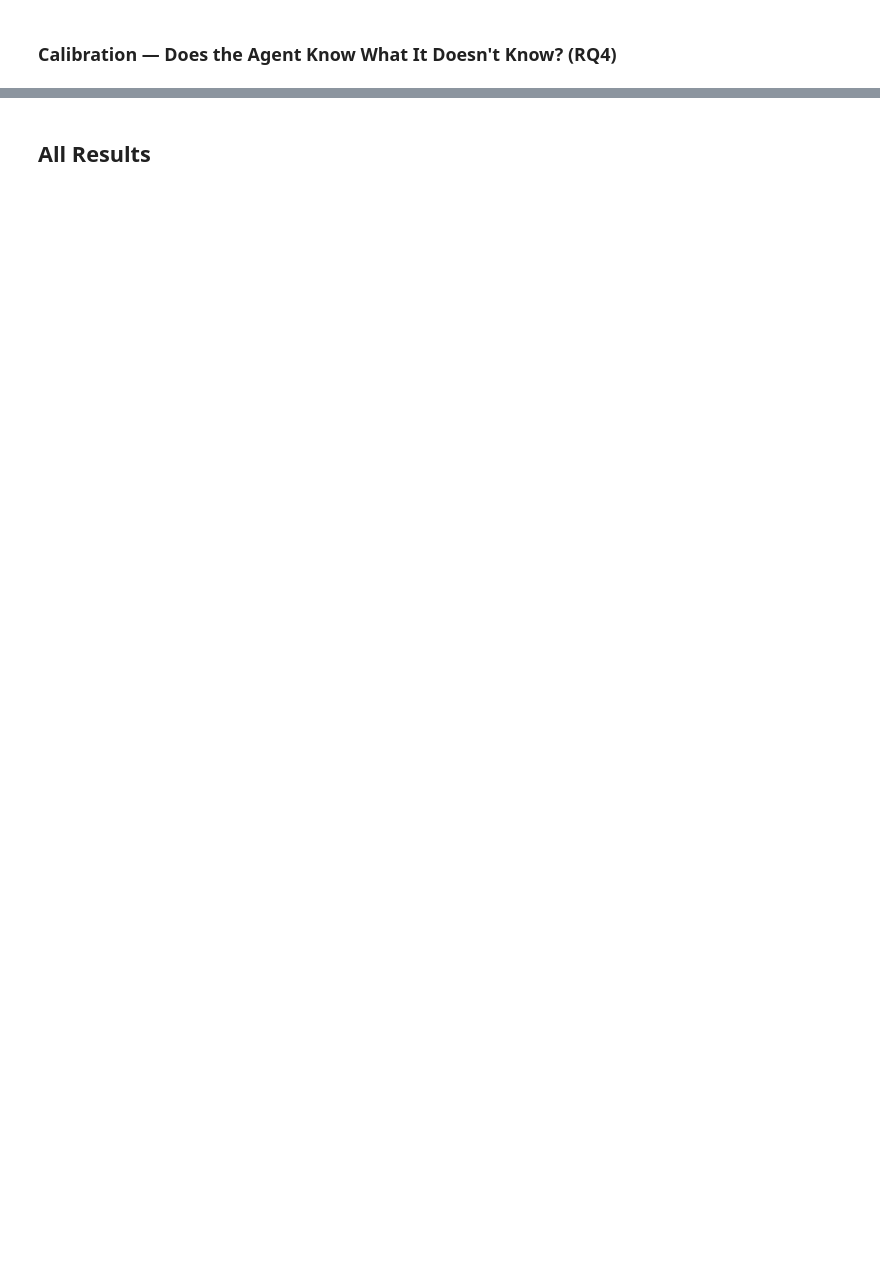
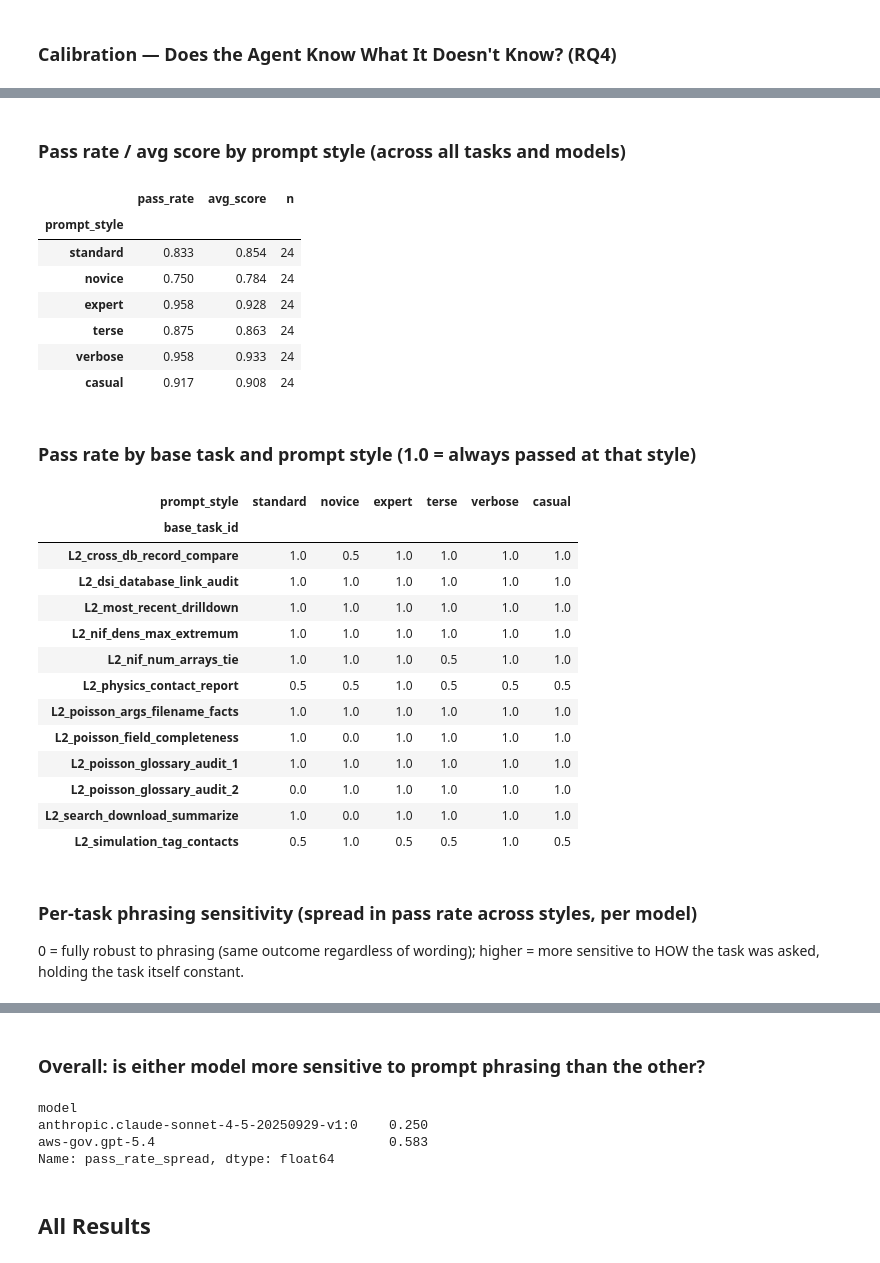
Before and after one commit to lanl/dsi, a Jupyter notebook: tools/ai_search/LEVELS_agent_test_v2.ipynb, the cells around one changed output, grey strips where cells are left out. Cells and saved outputs as stored; diff of their text form; code cells hidden in the pictures; blank space fills up the shorter version.

```diff
--- a/tools/ai_search/LEVELS_agent_test_v2.ipynb
+++ b/tools/ai_search/LEVELS_agent_test_v2.ipynb
@@ -1999,0 +2734,8 @@ DSI API calls: ['__init__', 'query', 'close']
+# %%
+PROMPT_VARIANT_BASE_TASKS = list(LEVEL2_TASKS)
+_pv_preview = expand_prompt_variants(PROMPT_VARIANT_BASE_TASKS)
+_n_styles = len(_pv_preview) // len(PROMPT_VARIANT_BASE_TASKS) if PROMPT_VARIANT_BASE_TASKS else 0
+print(
+    f"{len(PROMPT_VARIANT_BASE_TASKS)} base tasks (Level 2) × {_n_styles} styles "
+    f"(standard + 5 variants) = {len(_pv_preview)} runs per model"
+)
@@ -1999,0 +2744,5 @@ DSI API calls: ['__init__', 'query', 'close']
+# %%
+pv_model_results = run_prompt_variant_sweep(PROMPT_VARIANT_BASE_TASKS, MODELS_TO_RUN)
+pv_results = [r for results in pv_model_results.values() for r in results]
+pv_df = results_to_dataframe(pv_results, expand_prompt_variants(PROMPT_VARIANT_BASE_TASKS))
+display(pv_df)
@@ -1999,0 +2841,61 @@ DSI API calls: ['__init__', 'query', 'close']
+# %%
+display(Markdown("### Pass rate / avg score by prompt style (across all tasks and models)"))
+style_summary = (
+    pv_df.groupby("prompt_style")
+    .agg(pass_rate=("passed", "mean"), avg_score=("score", "mean"), n=("task_id", "count"))
+    .round(3)
+    .reindex(["standard", "novice", "expert", "terse", "verbose", "casual"])
+)
+display(style_summary)
+
+display(Markdown("### Pass rate by base task and prompt style (1.0 = always passed at that style)"))
+style_pivot = pv_df.pivot_table(index="base_task_id", columns="prompt_style", values="passed", aggfunc="mean")
+style_pivot = style_pivot[[c for c in ["standard", "novice", "expert", "terse", "verbose", "casual"] if c in style_pivot.columns]]
+display(style_pivot)
+
+display(Markdown(
+    "### Per-task phrasing sensitivity (spread in pass rate across styles, per model)\n\n"
+    "0 = fully robust to phrasing (same outcome regardless of wording); higher = more "
+    "sensitive to HOW the task was asked, holding the task itself constant."
+))
+sensitivity = (
+    pv_df.groupby(["base_task_id", "model", "prompt_style"])["passed"].mean()
+    .reset_index()
+    .groupby(["base_task_id", "model"])["passed"]
+    .agg(lambda s: s.max() - s.min())
+    .reset_index(name="pass_rate_spread")
+    .sort_values("pass_rate_spread", ascending=False)
+)
+display(sensitivity)
+
+display(Markdown("### Overall: is either model more sensitive to prompt phrasing than the other?"))
+model_sensitivity = sensitivity.groupby("model")["pass_rate_spread"].mean().round(3)
+display(model_sensitivity)
+# %% [output]
+### Pass rate / avg score by prompt style (across all tasks and models)
+|  | pass_rate | avg_score | n |
+| prompt_style |  |  |  |
+| standard | 0.833 | 0.854 | 24 |
+| novice | 0.750 | 0.784 | 24 |
+| expert | 0.958 | 0.928 | 24 |
+| terse | 0.875 | 0.863 | 24 |
+| verbose | 0.958 | 0.933 | 24 |
+| casual | 0.917 | 0.908 | 24 |
+### Pass rate by base task and prompt style (1.0 = always passed at that style)
+| prompt_style | standard | novice | expert | terse | verbose | casual |
+| base_task_id |  |  |  |  |  |  |
+| L2_cross_db_record_compare | 1.0 | 0.5 | 1.0 | 1.0 | 1.0 | 1.0 |
+| L2_dsi_database_link_audit | 1.0 | 1.0 | 1.0 | 1.0 | 1.0 | 1.0 |
+| L2_most_recent_drilldown | 1.0 | 1.0 | 1.0 | 1.0 | 1.0 | 1.0 |
+| L2_nif_dens_max_extremum | 1.0 | 1.0 | 1.0 | 1.0 | 1.0 | 1.0 |
+| L2_nif_num_arrays_tie | 1.0 | 1.0 | 1.0 | 0.5 | 1.0 | 1.0 |
+| L2_physics_contact_report | 0.5 | 0.5 | 1.0 | 0.5 | 0.5 | 0.5 |
+| L2_poisson_args_filename_facts | 1.0 | 1.0 | 1.0 | 1.0 | 1.0 | 1.0 |
+| L2_poisson_field_completeness | 1.0 | 0.0 | 1.0 | 1.0 | 1.0 | 1.0 |
+| L2_poisson_glossary_audit_1 | 1.0 | 1.0 | 1.0 | 1.0 | 1.0 | 1.0 |
+| L2_poisson_glossary_audit_2 | 0.0 | 1.0 | 1.0 | 1.0 | 1.0 | 1.0 |
+| L2_search_download_summarize | 1.0 | 0.0 | 1.0 | 1.0 | 1.0 | 1.0 |
+| L2_simulation_tag_contacts | 0.5 | 1.0 | 0.5 | 0.5 | 1.0 | 0.5 |
+### Per-task phrasing sensitivity (spread in pass rate across styles, per model)
+
+0 = fully robust to phrasing (same outcome regardless of wording); higher = more sensitive to HOW the task was asked, holding the task itself constant.
@@ -2000,3 +2919,8 @@ DSI API calls: ['__init__', 'query', 'close']
+### Overall: is either model more sensitive to prompt phrasing than the other?
+model
+anthropic.claude-sonnet-4-5-20250929-v1:0    0.250
+aws-gov.gpt-5.4                              0.583
+Name: pass_rate_spread, dtype: float64
 # %% [markdown]
 ## All Results
 # %%
```
Also changed, not shown: parts of 23 cells of this notebook, 3 other files.
